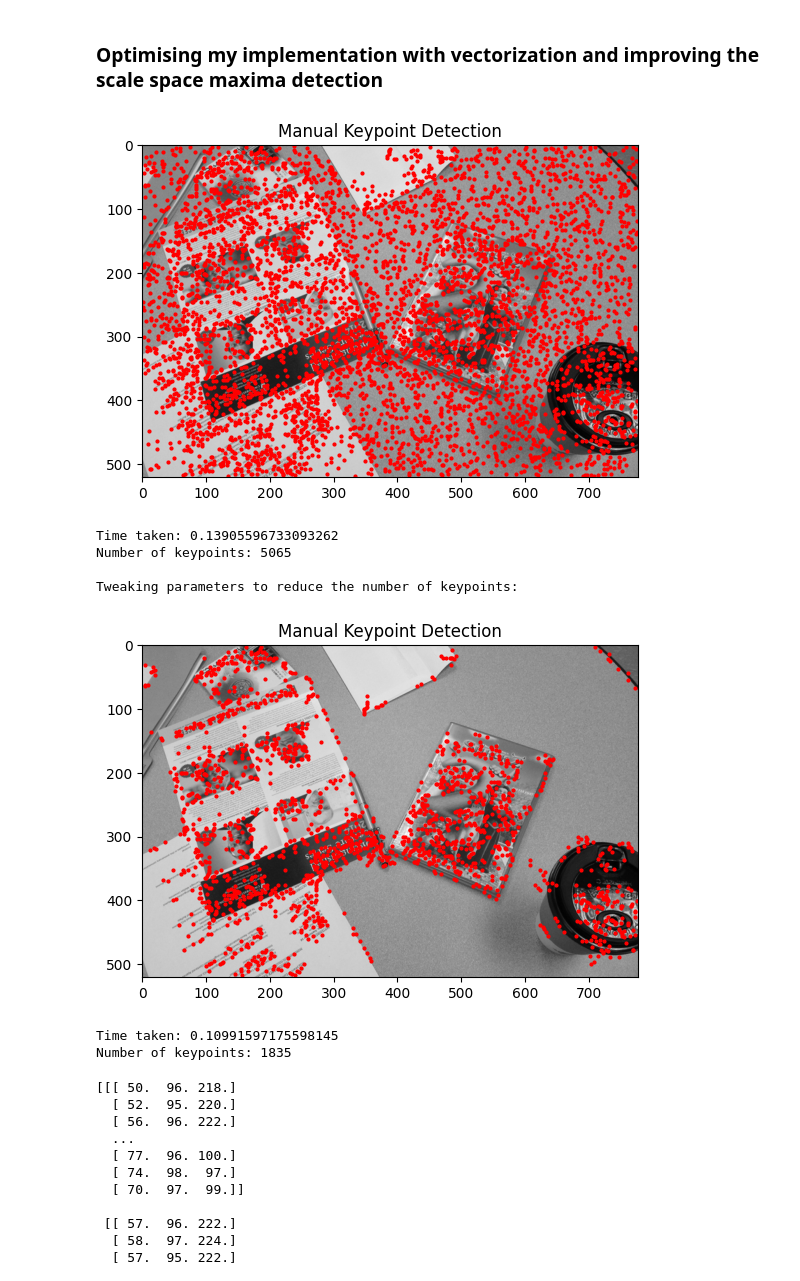
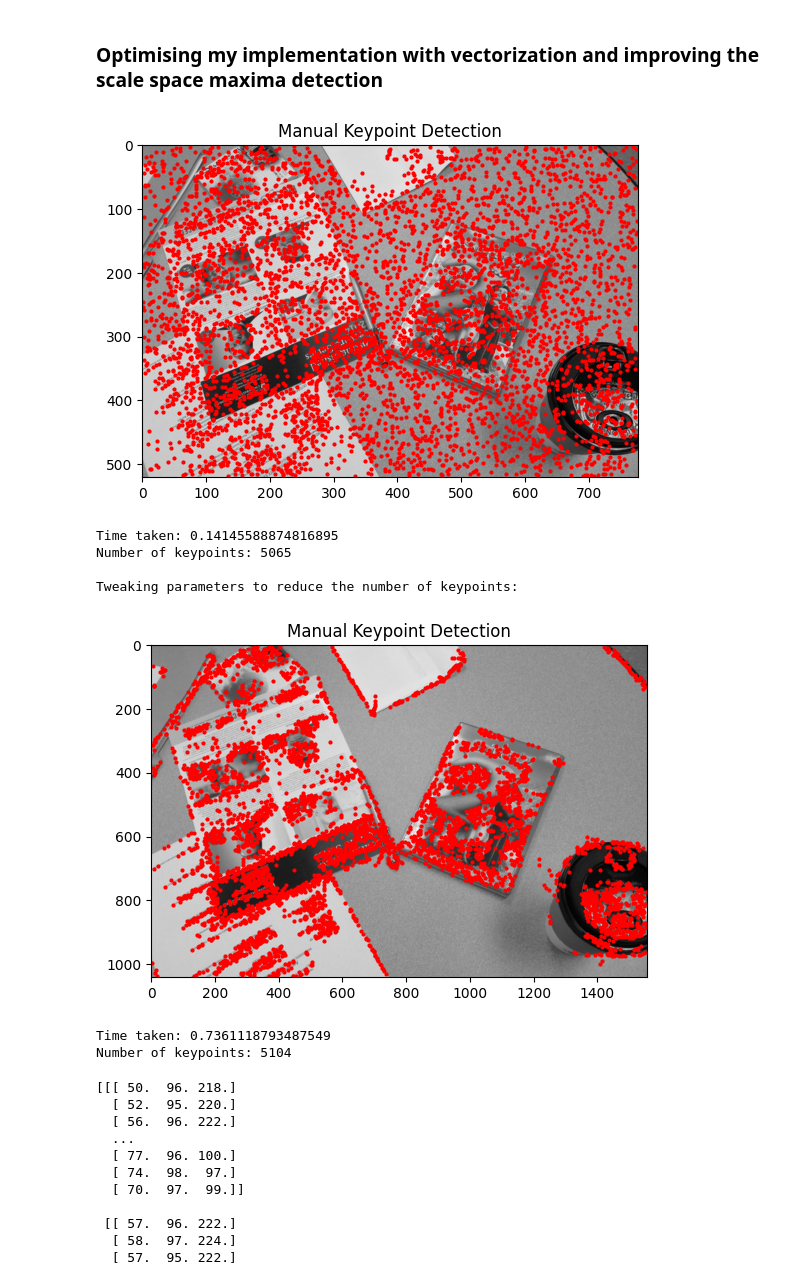
Before and after one commit to natharyan/CS-2467-Monsoon-2024, a Jupyter notebook: PSET2/2.ipynb, the cells around one changed output. Cells and saved outputs as stored; diff of their text form; code cells hidden in the pictures.

```diff
--- a/PSET2/2.ipynb
+++ b/PSET2/2.ipynb
@@ -287,7 +287,7 @@ from scipy.ndimage import gaussian_filter
 import time
 import matplotlib.pyplot as plt
 
-# I refered to the opencv github repository while working on my implementation: https://github.com/opencv/opencv/blob/4.x/modules/features2d/src/sift.dispatch.cpp#L309
+# I have refered to the opencv github repository while working on my implementation: https://github.com/opencv/opencv/blob/4.x/modules/features2d/src/sift.dispatch.cpp#L309
 
 class SIFT_Keypoint_Detector:
     def __init__(self, nfeatures=0, nLayersinOctave=5, contrastThreshold=0.01,
@@ -418,9 +418,9 @@ class SIFT_Keypoint_Detector:
 
         return keypoints
 
-    def detect_keypoints(self, img):
+    def detect_keypoints(self, img, double_image_size=False):
         # create the initial image by applying the initial blur
-        base = self.create_initial_image(img)
+        base = self.create_initial_image(img, double_image_size)
         # compute the number of possible octaves based on the image size
         nOctaves = int(round(np.log2(min(base.shape)) - 2)) # -2 is heuristic - stop at a reasonable resolution
 
@@ -432,45 +432,47 @@ class SIFT_Keypoint_Detector:
             keypoints = keypoints[:self.nfeatures]
         return keypoints
 
-    def draw_keypoints(self, gray_img, keypoints, markersize=2):
+    def draw_keypoints(self, gray_img, keypoints, markersize=2,doubled_image_size=False):
+        if doubled_image_size:
+            gray_img = np.repeat(np.repeat(gray_img, 2, axis=0), 2, axis=1)
         plt.imshow(gray_img, cmap='gray')
         height, width = gray_img.shape[:2]
         keypoints_array = np.array(keypoints)
 
         # vectorized scaling of keypoint coordinates
         scales = 2 ** keypoints_array[:, 0]
         x_scaled = keypoints_array[:, 2] * scales
         y_scaled = keypoints_array[:, 3] * scales
 
         plt.plot(x_scaled, y_scaled, 'ro', markersize=markersize)
         plt.title('Manual Keypoint Detection')
         plt.show()
 
 start = time.time()
 sift_detector = SIFT_Keypoint_Detector(nfeatures=0, nLayersinOctave=3, contrastThreshold=0.01, edgeThreshold=10, sigma=1.6)
 keypoints = sift_detector.detect_keypoints(gray_shreksmall)
 scratch_impl_time = time.time() - start
 sift_detector.draw_keypoints(gray_shreksmall, keypoints)
 print("Time taken:",scratch_impl_time)
 print("Number of keypoints:",len(keypoints))
 
 print("\nTweaking parameters to reduce the number of keypoints:")
 start = time.time()
 sift_detector = SIFT_Keypoint_Detector(nfeatures=0, nLayersinOctave=3, contrastThreshold=0.13, edgeThreshold=10, sigma=1.6)
-keypoints = sift_detector.detect_keypoints(gray_shreksmall)
+keypoints = sift_detector.detect_keypoints(gray_shreksmall, double_image_size=True)
 scratch_impl_time = time.time() - start
-sift_detector.draw_keypoints(gray_shreksmall, keypoints)
+sift_detector.draw_keypoints(gray_shreksmall, keypoints, doubled_image_size=True)
 print("Time taken:",scratch_impl_time)
 print("Number of keypoints:",len(keypoints))
 # %% [output]
 [figure]
-Time taken: 0.13905596733093262
+Time taken: 0.14145588874816895
 Number of keypoints: 5065
 
 Tweaking parameters to reduce the number of keypoints:
-[figure, old version]
+[figure, new version]
-Time taken: 0.10991597175598145
-Number of keypoints: 1835
+Time taken: 0.7361118793487549
+Number of keypoints: 5104
 # %%
 print(shreksmall.astype(np.float32))
 # %% [output]
```
Also changed, not shown: parts of 5 cells of this notebook, 19 other files.
